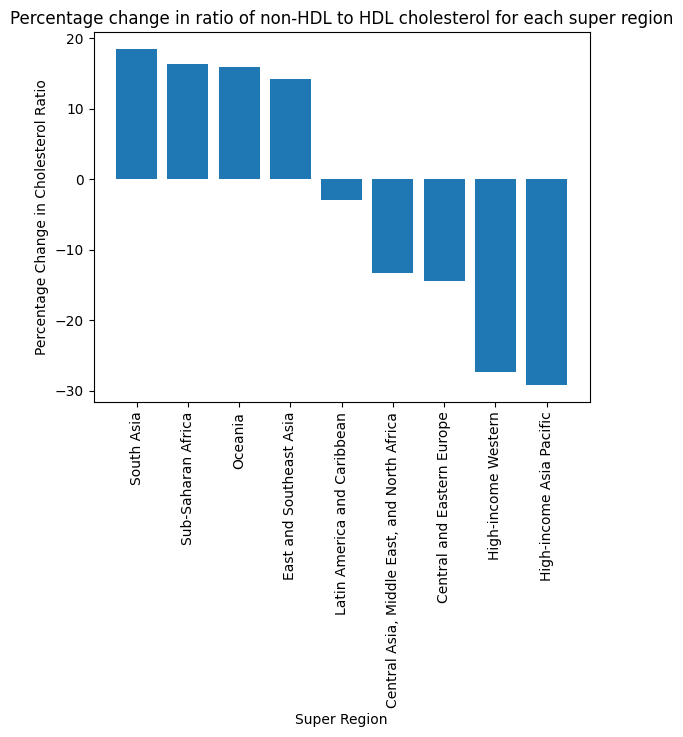
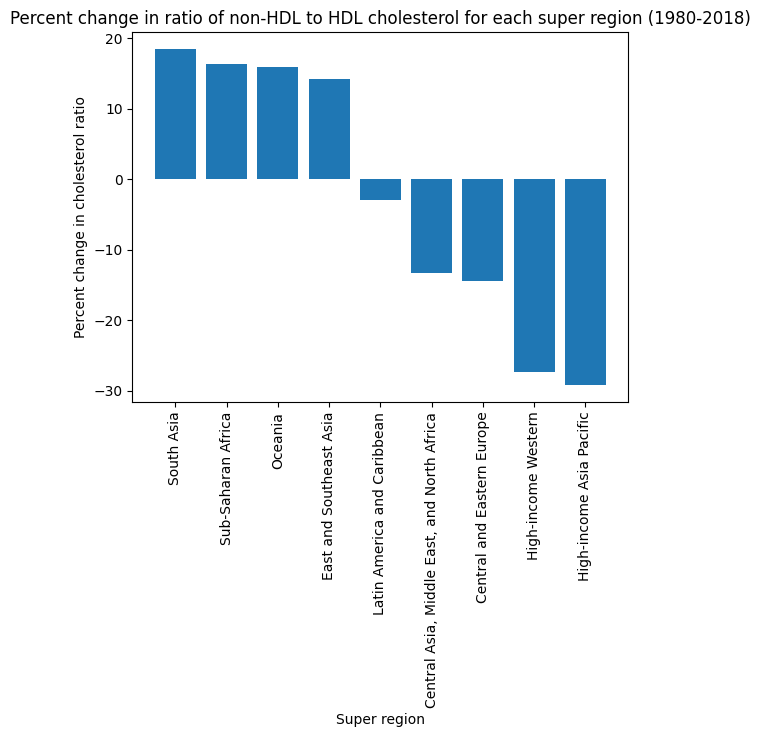
Code edit (unified diff) that turned the first committed figure into the second:
--- before
+++ after
@@ -4,8 +4,10 @@
 plt.bar(percentage_change_regional.index, percentage_change_regional.values)
 
-plt.xlabel('Super Region')
+plt.xlabel('Super region')
 plt.xticks(rotation=90)
-plt.ylabel('Percentage Change in Cholesterol Ratio')
-plt.title('Percentage change in ratio of non-HDL to HDL cholesterol for each super region')
+plt.ylabel('Percent change in cholesterol ratio')
+plt.title('Percent change in ratio of non-HDL to HDL cholesterol for each super region (1980-2018)')
 
 plt.show()
+
+plt.savefig('percentage_change.png')

Commit: Created using Colab